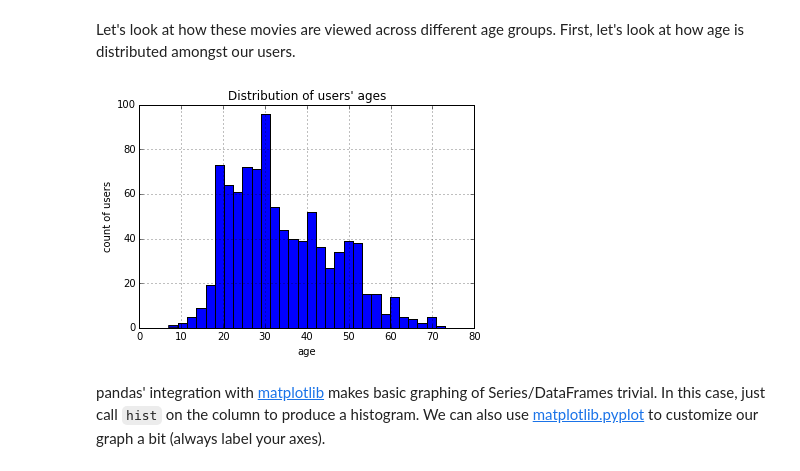
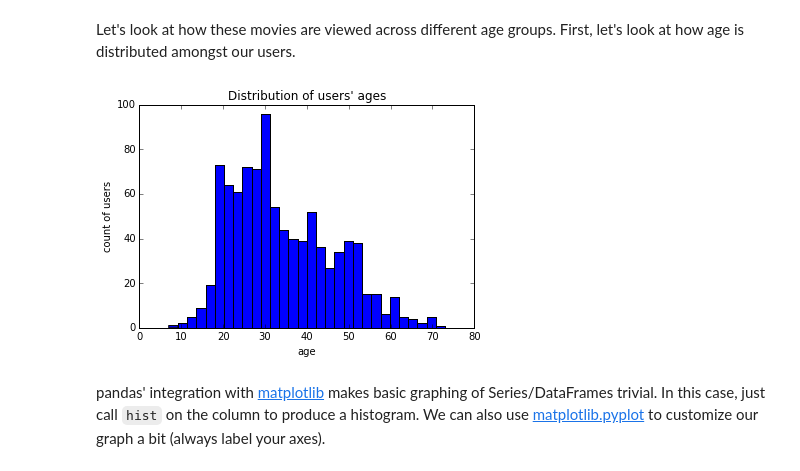
Before and after one commit to gjreda/gregreda.com, a Jupyter notebook: content/notebooks/intro-to-pandas.ipynb, the cells around one changed output. Cells and saved outputs as stored; diff of their text form; code cells hidden in the pictures.

```diff
--- a/content/notebooks/intro-to-pandas.ipynb
+++ b/content/notebooks/intro-to-pandas.ipynb
@@ -1026,15 +1054,18 @@ To show pandas in a more "applied" sense, let's use it to answer some questions
 # %%
 # pass in column names for each CSV
 u_cols = ['user_id', 'age', 'sex', 'occupation', 'zip_code']
-users = pd.read_csv('ml-100k/u.user', sep='|', names=u_cols)
+users = pd.read_csv('ml-100k/u.user', sep='|', names=u_cols,
+                    encoding='latin-1')
 
 r_cols = ['user_id', 'movie_id', 'rating', 'unix_timestamp']
-ratings = pd.read_csv('ml-100k/u.data', sep='\t', names=r_cols)
+ratings = pd.read_csv('ml-100k/u.data', sep='\t', names=r_cols,
+                      encoding='latin-1')
 
 # the movies file contains columns indicating the movie's genres
 # let's only load the first five columns of the file with usecols
 m_cols = ['movie_id', 'title', 'release_date', 'video_release_date', 'imdb_url']
-movies = pd.read_csv('ml-100k/u.item', sep='|', names=m_cols, usecols=range(5))
+movies = pd.read_csv('ml-100k/u.item', sep='|', names=m_cols, usecols=range(5),
+                     encoding='latin-1')
 
 # create one merged DataFrame
 movie_ratings = pd.merge(movies, ratings)
@@ -1196,12 +1227,12 @@ This table would then allow us to use EXISTS, IN, or JOIN whenever we wanted to
 # %% [markdown]
 Let's look at how these movies are viewed across different age groups. First, let's look at how age is distributed amongst our users.
 # %%
-users.age.hist(bins=30)
+users.age.plot.hist(bins=30)
 plt.title("Distribution of users' ages")
 plt.ylabel('count of users')
 plt.xlabel('age');
 # %% [output]
-[figure, old version]
+[figure, new version]
 # %% [markdown]
 pandas' integration with [matplotlib](http://matplotlib.org/index.html) makes basic graphing of Series/DataFrames trivial.  In this case, just call `hist` on the column to produce a histogram.  We can also use [matplotlib.pyplot](http://matplotlib.org/users/pyplot_tutorial.html) to customize our graph a bit (always label your axes).
 # %% [markdown]
```
Also changed, not shown: parts of 35 cells of this notebook.
